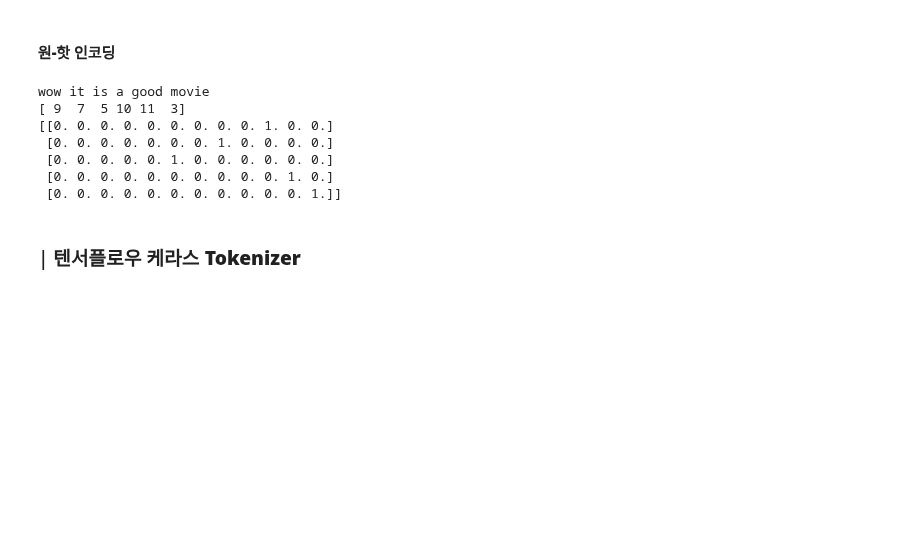
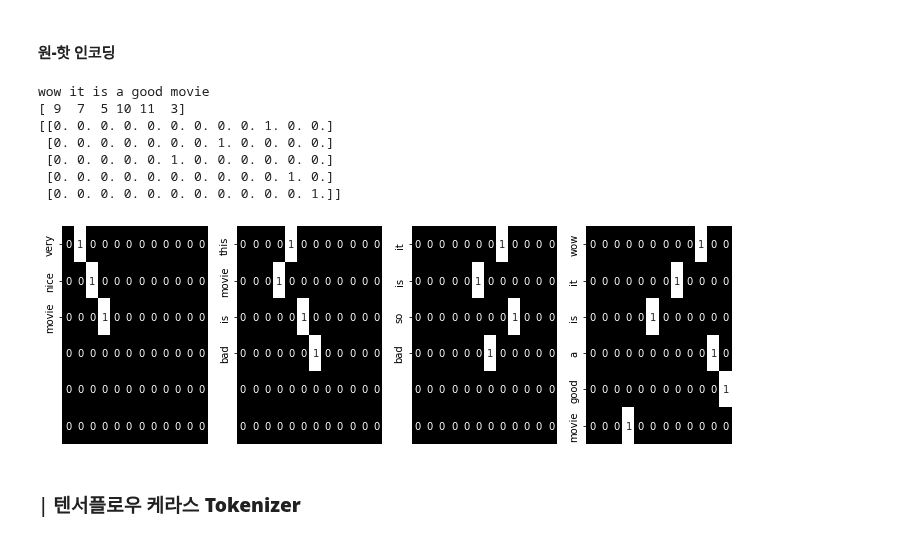
Before and after one commit to yebiny/SkillTreePython-DeepLearning, a Jupyter notebook: 03.NLP-with-tensorflow2.0/해설/ch03_01_NLP기초_텍스트처리.ipynb, the cells around one changed output. Cells and saved outputs as stored; diff of their text form; code cells hidden in the pictures; blank space fills up the shorter version.

```diff
--- a/03.NLP-with-tensorflow2.0/해설/ch03_01_NLP기초_텍스트처리.ipynb
+++ b/03.NLP-with-tensorflow2.0/해설/ch03_01_NLP기초_텍스트처리.ipynb
@@ -137,5 +137,17 @@ wow it is a good movie
  [0. 0. 0. 0. 0. 1. 0. 0. 0. 0. 0. 0.]
  [0. 0. 0. 0. 0. 0. 0. 0. 0. 0. 1. 0.]
  [0. 0. 0. 0. 0. 0. 0. 0. 0. 0. 0. 1.]]
+# %%
+plt.figure(figsize=(len(samples)*3, 4))
+for i, sample in enumerate(samples):
+  onehot = word_onehot(samples[i], 6, len(word_dict))
+  plt.subplot(1, len(samples), i+1)
+  sns.heatmap(onehot, cmap='gray',
+              annot=True, cbar=False,
+              yticklabels=sample.split(' '),
+              xticklabels=[])
+plt.show()
+# %% [output]
+[figure, added]
 # %% [markdown]
 ### | **텐서플로우 케라스 Tokenizer**
```
Also changed, not shown: parts of 15 cells of this notebook.
